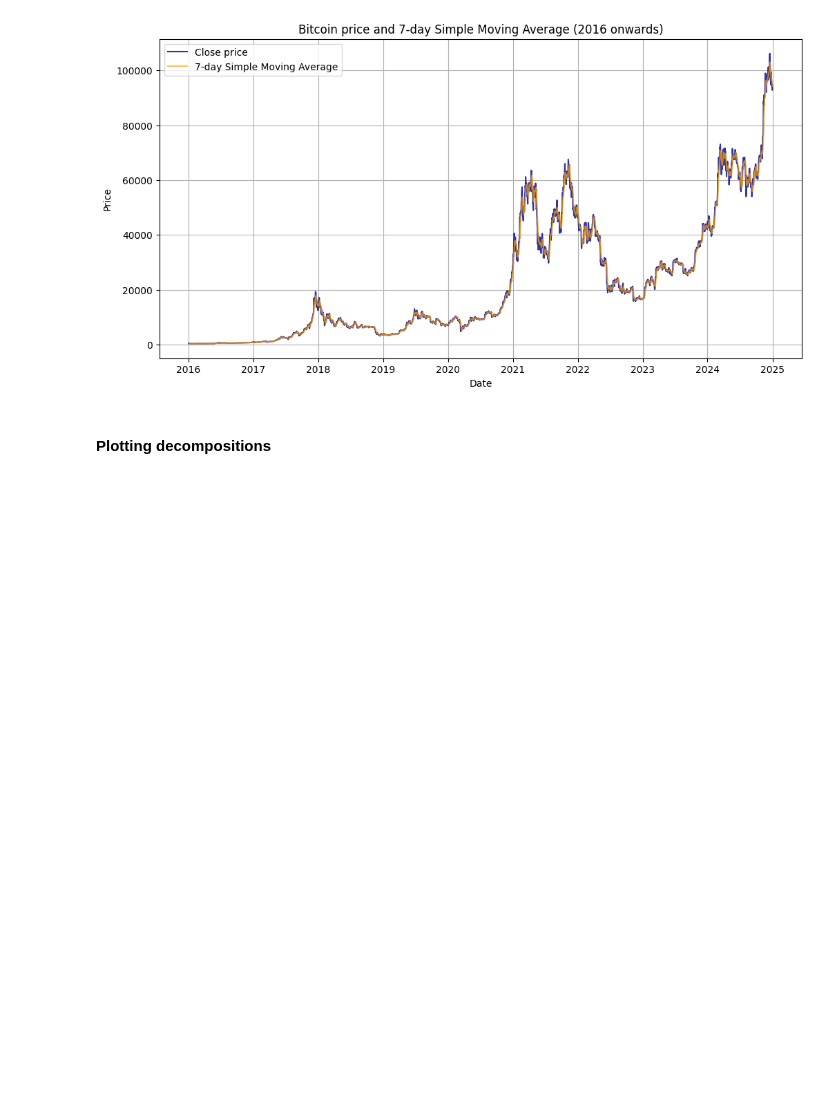
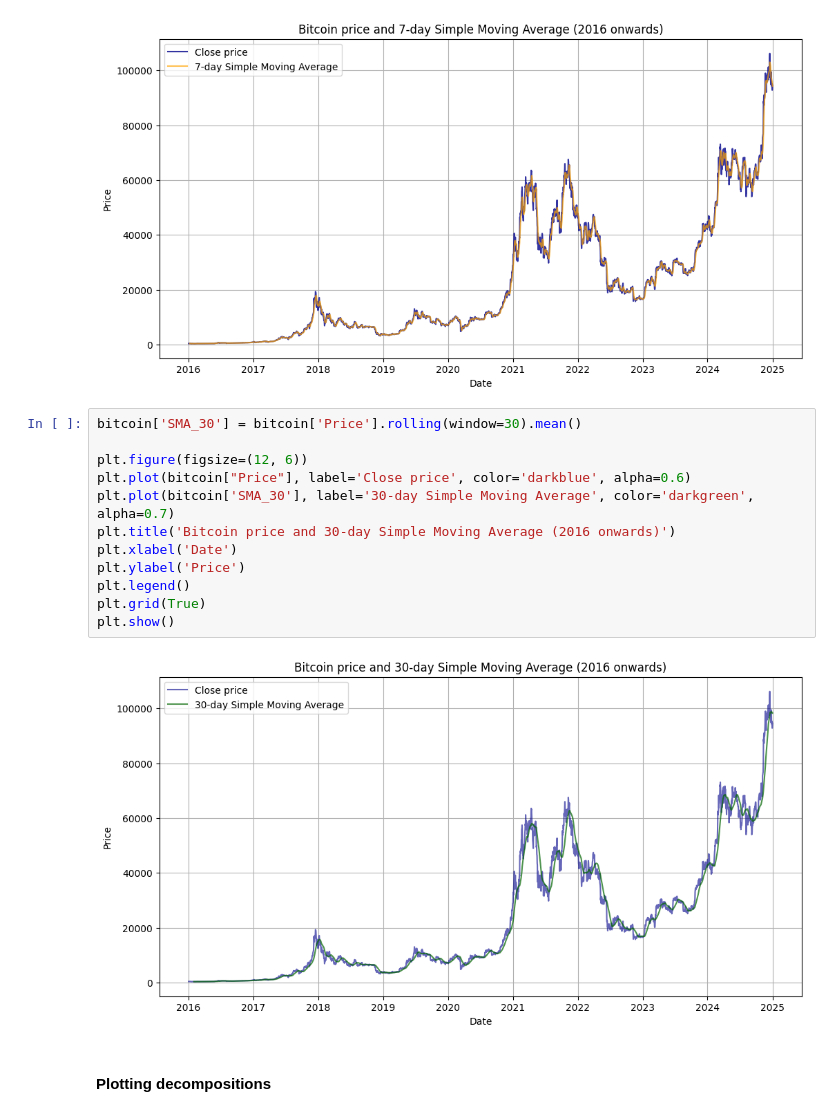
Before and after one commit to Jankiel-Predator/mmda_proj_btc, a Jupyter notebook: bitcoin copy.ipynb, the cells around one changed output. Saved outputs shown, nothing was run; the diff lists cells and outputs as text; blank space fills up the shorter version.

```diff
--- a/bitcoin copy.ipynb
+++ b/bitcoin copy.ipynb
@@ -376,6 +402,20 @@ plt.grid(True)
 plt.show()
 # %% [output]
 [figure]
+# %%
+bitcoin['SMA_30'] = bitcoin['Price'].rolling(window=30).mean()
+
+plt.figure(figsize=(12, 6))
+plt.plot(bitcoin["Price"], label='Close price', color='darkblue', alpha=0.6)
+plt.plot(bitcoin['SMA_30'], label='30-day Simple Moving Average', color='darkgreen', alpha=0.7)
+plt.title('Bitcoin price and 30-day Simple Moving Average (2016 onwards)')
+plt.xlabel('Date')
+plt.ylabel('Price')
+plt.legend()
+plt.grid(True)
+plt.show()
+# %% [output]
+[figure, added]
 # %% [markdown]
 #### Plotting decompositions
 # %% [markdown]
```
Also changed, not shown: parts of 42 cells of this notebook, 2 other files.
